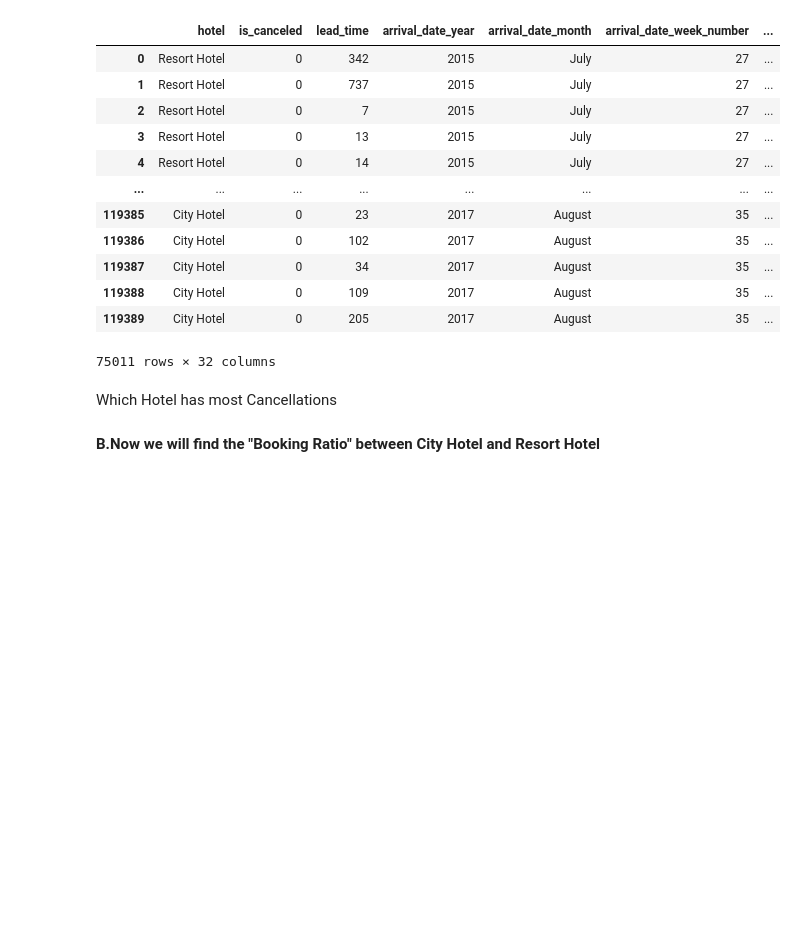
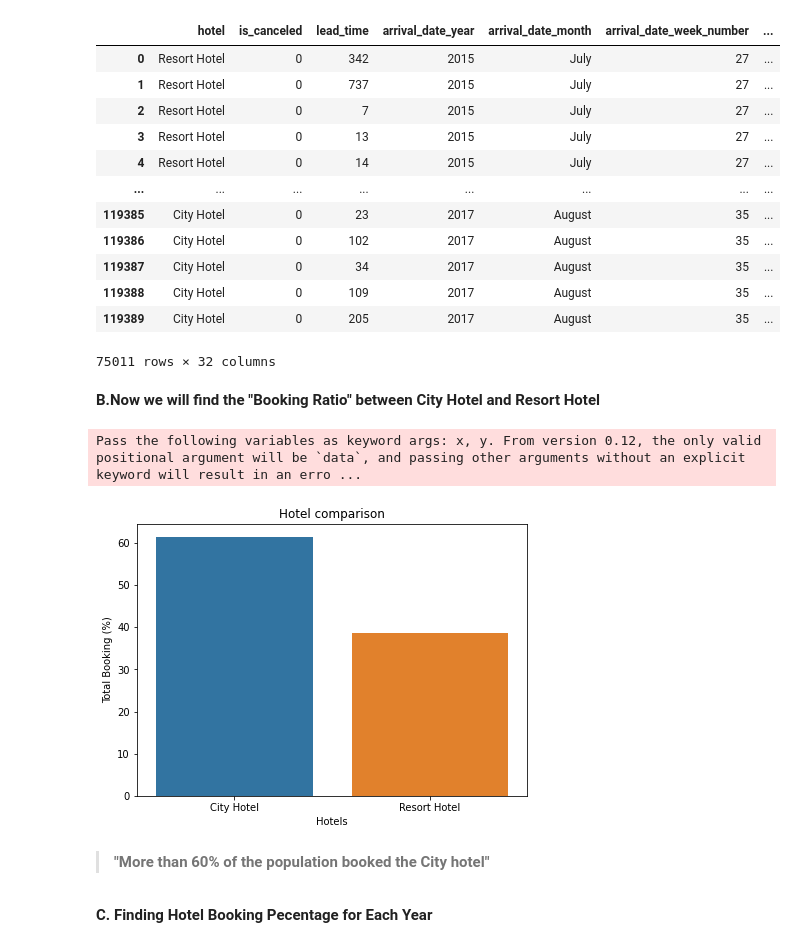
Before and after one commit to jsbhati800/Hotel-Booking-Demand-Analysis, a Jupyter notebook: part_1_Hotel_Booking_Analysis_Capstone_Project.ipynb, the cells around one changed output. Saved outputs shown, nothing was run; the diff lists cells and outputs as text; code cells hidden in the pictures; blank space fills up the shorter version.

```diff
--- a/part_1_Hotel_Booking_Analysis_Capstone_Project.ipynb
+++ b/part_1_Hotel_Booking_Analysis_Capstone_Project.ipynb
@@ -350,8 +351,28 @@ df_not_canceled
 | 119388 | City Hotel | 0 | 109 | 2017 | August | 35 | ... |
 | 119389 | City Hotel | 0 | 205 | 2017 | August | 35 | ... |
 75011 rows × 32 columns
-# %% [markdown]
-Which Hotel has most Cancellations
 # %% [markdown]
 
 **B.Now we will find the "Booking Ratio" between City Hotel and Resort Hotel**
+# %%
+x,y = get_count(df_not_canceled['hotel'])
+# %%
+plt.figure(figsize=(7,5))
+sns.barplot(x,y)
+plt.xlabel('Hotels')
+plt.ylabel('Total Booking (%)')
+plt.title('Hotel comparison')
+
+
+plt.show()
+# %% [output]
+Pass the following variables as keyword args: x, y. From version 0.12, the only valid positional argument will be `data`, and passing other arguments without an explicit keyword will result in an erro ...
+[figure, added]
+# %% [markdown]
+
+>**"More than 60% of the population booked the City hotel"**
+# %% [markdown]
+
+
+
+**C. Finding Hotel Booking Pecentage for Each Year**
```
Also changed, not shown: parts of 4 cells of this notebook.
